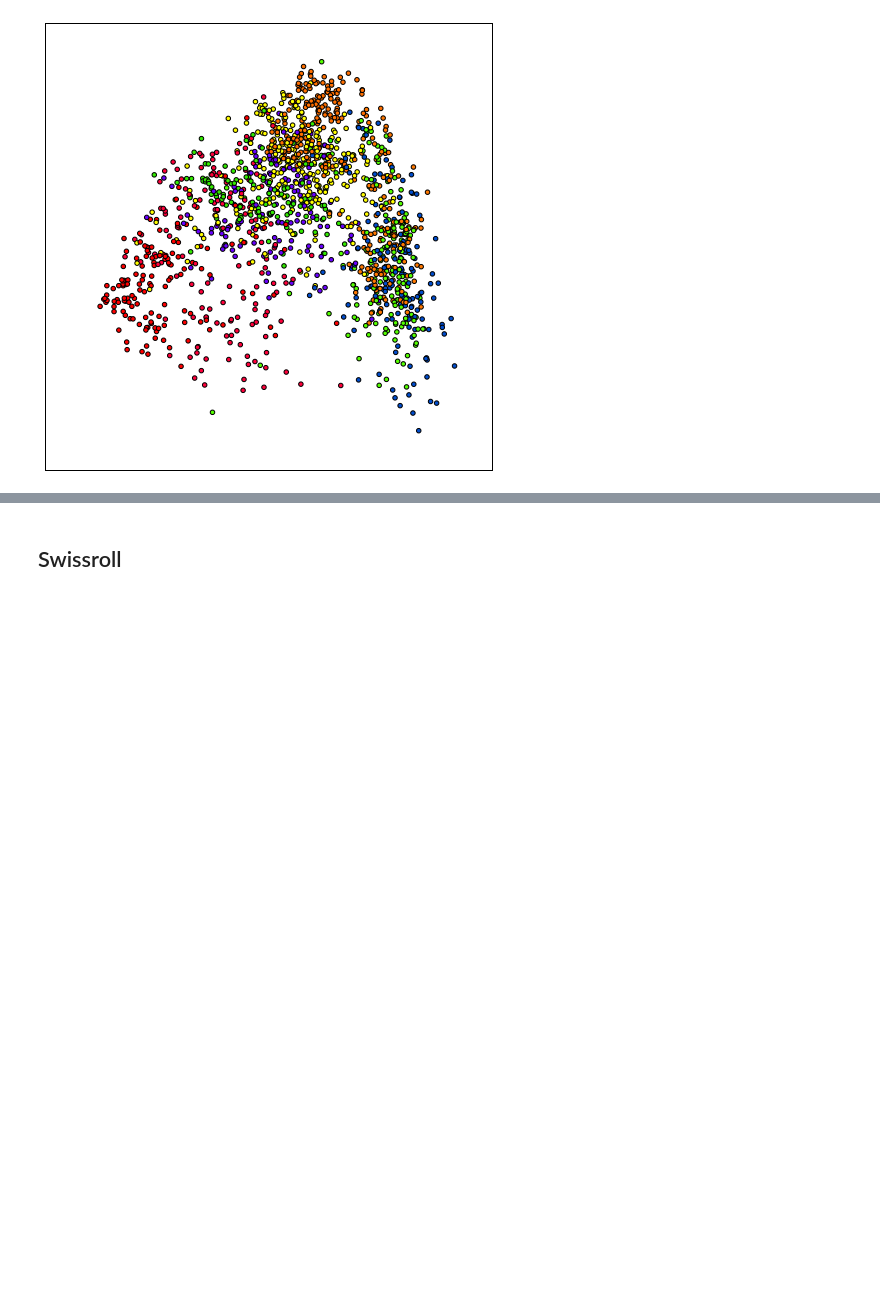
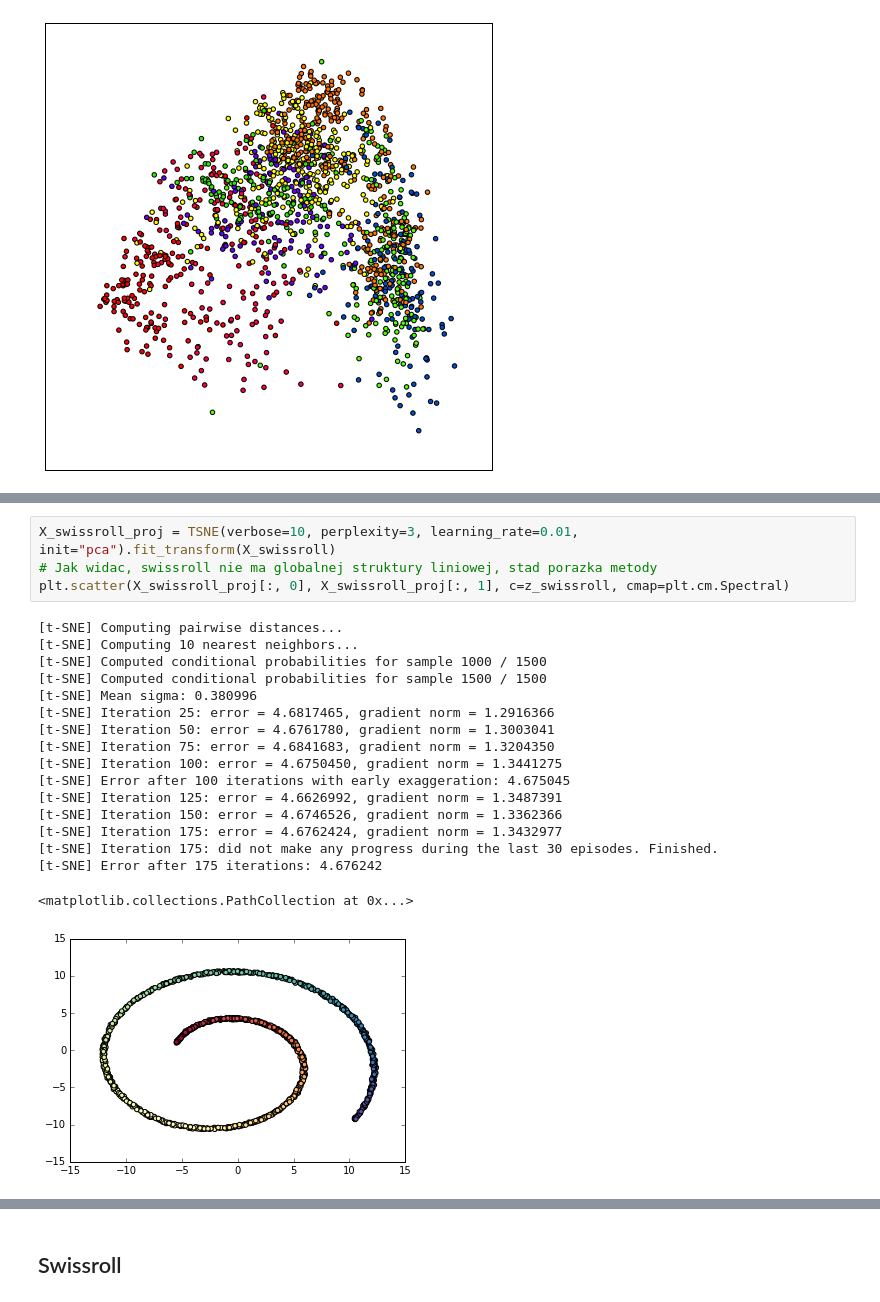
Before and after one commit to gmum/ml2017, a Jupyter notebook: L11.ipynb, the cells around one changed output, grey strips where cells are left out. Drawn from its saved outputs; the diff is of its cells as text; blank space fills up the shorter version.

```diff
--- a/L11.ipynb
+++ b/L11.ipynb
@@ -340,0 +385,22 @@ Różnice z isomap:
+# %%
+X_swissroll_proj = TSNE(verbose=10, perplexity=3, learning_rate=0.01, init="pca").fit_transform(X_swissroll)
+# Jak widac, swissroll nie ma globalnej struktury liniowej, stad porazka metody
+plt.scatter(X_swissroll_proj[:, 0], X_swissroll_proj[:, 1], c=z_swissroll, cmap=plt.cm.Spectral)
+# %% [output]
+[t-SNE] Computing pairwise distances...
+[t-SNE] Computing 10 nearest neighbors...
+[t-SNE] Computed conditional probabilities for sample 1000 / 1500
+[t-SNE] Computed conditional probabilities for sample 1500 / 1500
+[t-SNE] Mean sigma: 0.380996
+[t-SNE] Iteration 25: error = 4.6817465, gradient norm = 1.2916366
+[t-SNE] Iteration 50: error = 4.6761780, gradient norm = 1.3003041
+[t-SNE] Iteration 75: error = 4.6841683, gradient norm = 1.3204350
+[t-SNE] Iteration 100: error = 4.6750450, gradient norm = 1.3441275
+[t-SNE] Error after 100 iterations with early exaggeration: 4.675045
+[t-SNE] Iteration 125: error = 4.6626992, gradient norm = 1.3487391
+[t-SNE] Iteration 150: error = 4.6746526, gradient norm = 1.3362366
+[t-SNE] Iteration 175: error = 4.6762424, gradient norm = 1.3432977
+[t-SNE] Iteration 175: did not make any progress during the last 30 episodes. Finished.
+[t-SNE] Error after 175 iterations: 4.676242
+<matplotlib.collections.PathCollection at 0x...>
+[figure, added]
```
Also changed, not shown: parts of 22 cells of this notebook.
